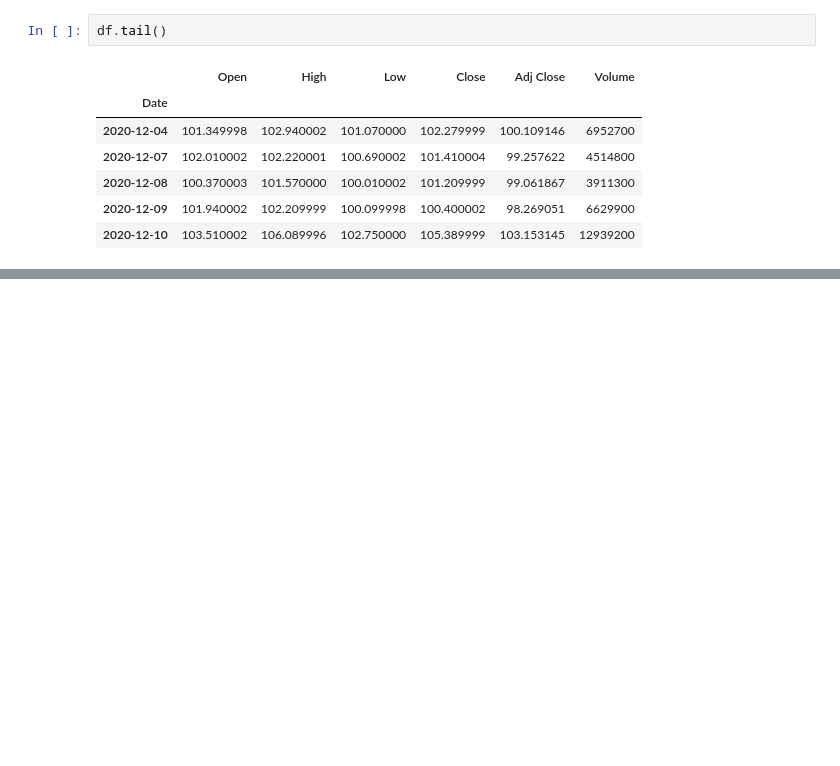
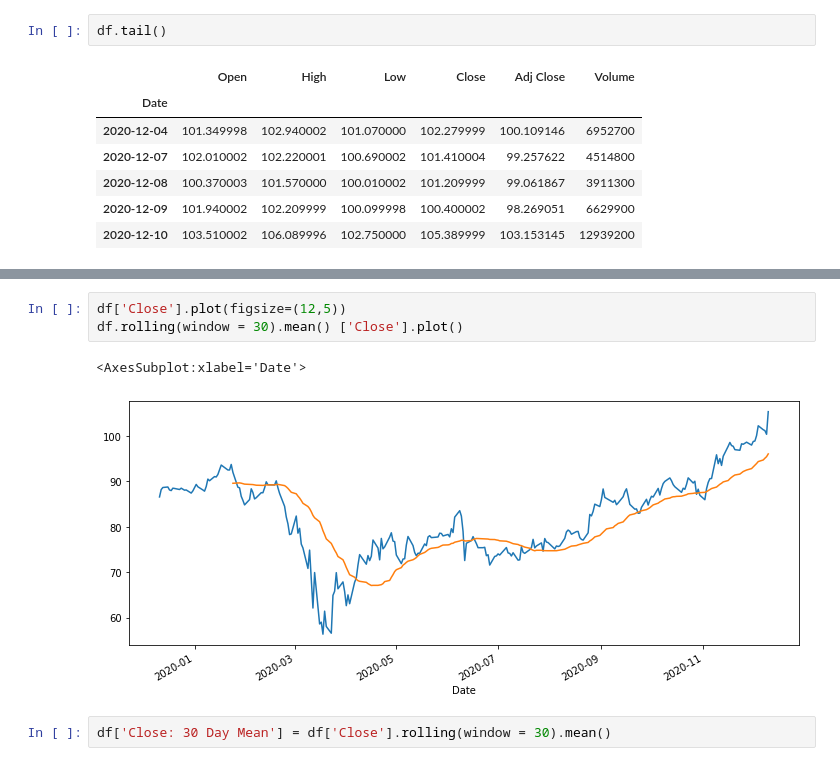
Before and after one commit to tankasalamanisha/TimeSeries, a Jupyter notebook: Basics/TimeSeries with Pandas.ipynb, the cells around one changed output, grey strips where cells are left out. Drawn from its saved outputs; the diff is of its cells as text; blank space fills up the shorter version.

```diff
--- a/Basics/TimeSeries with Pandas.ipynb
+++ b/Basics/TimeSeries with Pandas.ipynb
@@ -42,0 +115,8 @@ df.shift(1)
+# %%
+df['Close'].plot(figsize=(12,5))
+df.rolling(window = 30).mean() ['Close'].plot()
+# %% [output]
+<AxesSubplot:xlabel='Date'>
+[figure, added]
+# %%
+df['Close: 30 Day Mean'] = df['Close'].rolling(window = 30).mean()
```
Also changed, not shown: parts of 13 cells of this notebook.
